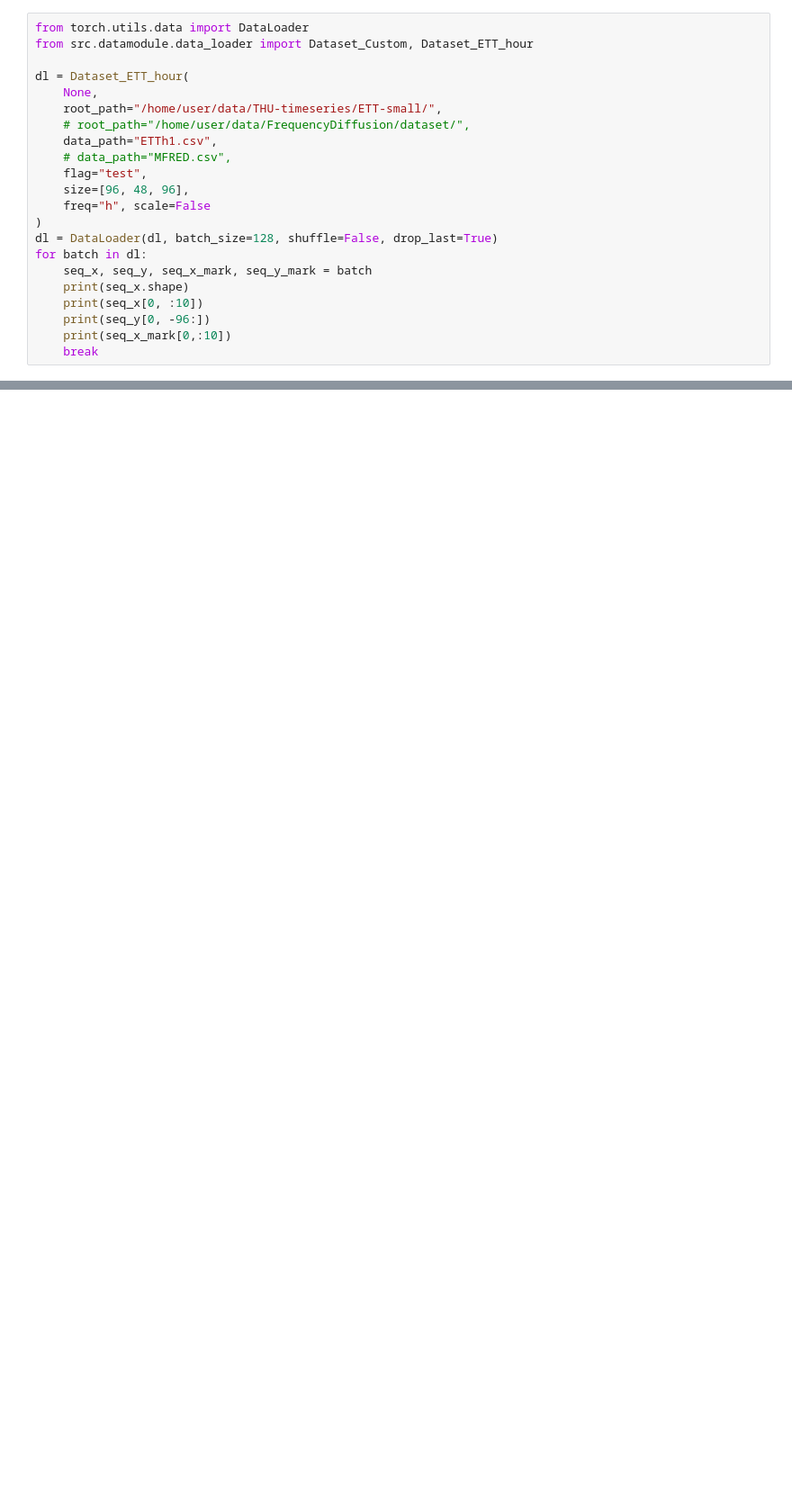
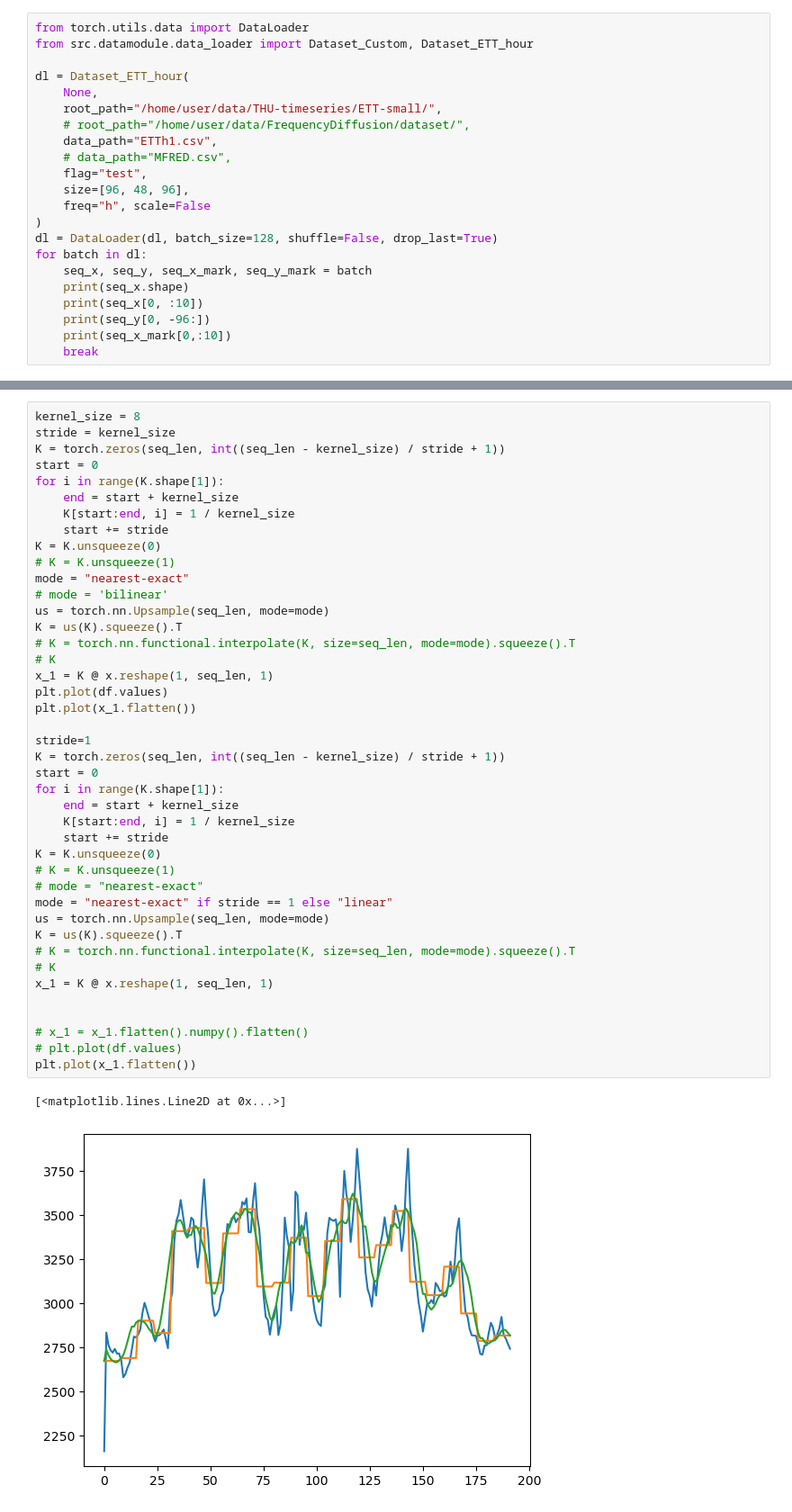
Before and after one commit to WillWang1113/Moving-Average-Diffusion, a Jupyter notebook: notebooks/test.ipynb, the cells around one changed output, grey strips where cells are left out. Shown at 90% size. Cells and saved outputs as stored; diff of their text form; blank space fills up the shorter version.

```diff
--- a/notebooks/test.ipynb
+++ b/notebooks/test.ipynb
@@ -311,0 +229,45 @@ b_prime = (b - b.mean()) / b.std()
+# %%
+kernel_size = 8
+stride = kernel_size
+K = torch.zeros(seq_len, int((seq_len - kernel_size) / stride + 1))
+start = 0
+for i in range(K.shape[1]):
+    end = start + kernel_size
+    K[start:end, i] = 1 / kernel_size
+    start += stride
+K = K.unsqueeze(0)
+# K = K.unsqueeze(1)
+mode = "nearest-exact"
+# mode = 'bilinear'
+us = torch.nn.Upsample(seq_len, mode=mode)
+K = us(K).squeeze().T
+# K = torch.nn.functional.interpolate(K, size=seq_len, mode=mode).squeeze().T
+# K
+x_1 = K @ x.reshape(1, seq_len, 1)
+plt.plot(df.values)
+plt.plot(x_1.flatten())
+
+stride=1
+K = torch.zeros(seq_len, int((seq_len - kernel_size) / stride + 1))
+start = 0
+for i in range(K.shape[1]):
+    end = start + kernel_size
+    K[start:end, i] = 1 / kernel_size
+    start += stride
+K = K.unsqueeze(0)
+# K = K.unsqueeze(1)
+# mode = "nearest-exact"
+mode = "nearest-exact" if stride == 1 else "linear"
+us = torch.nn.Upsample(seq_len, mode=mode)
+K = us(K).squeeze().T
+# K = torch.nn.functional.interpolate(K, size=seq_len, mode=mode).squeeze().T
+# K
+x_1 = K @ x.reshape(1, seq_len, 1)
+
+
+# x_1 = x_1.flatten().numpy().flatten()
+# plt.plot(df.values)
+plt.plot(x_1.flatten())
+# %% [output]
+[<matplotlib.lines.Line2D at 0x...>]
+[figure, added]
```
Also changed, not shown: parts of 11 cells of this notebook, 24 other files.
